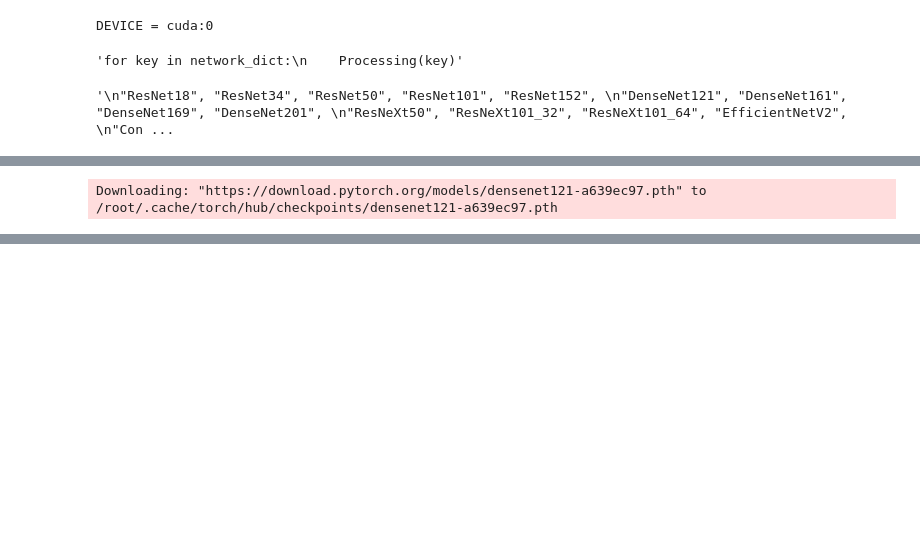
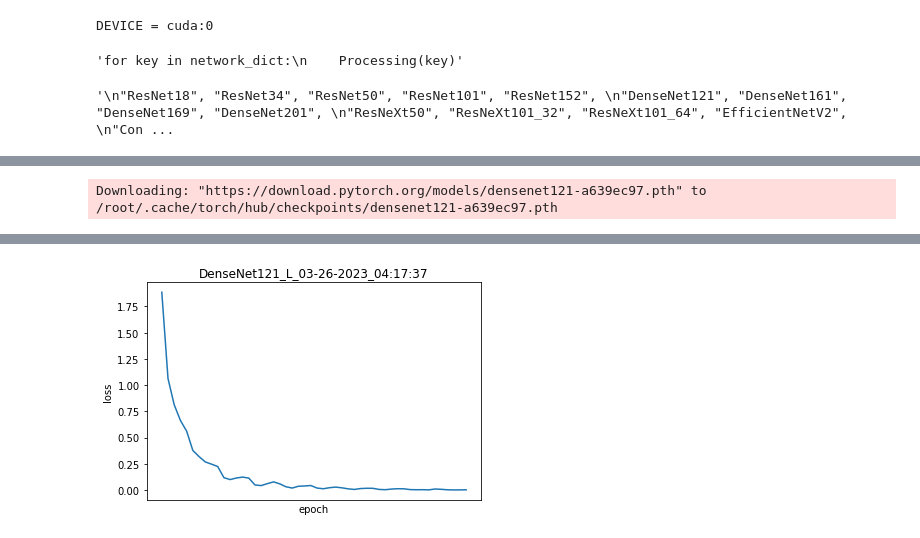
Before and after one commit to HanhengHe/BigDataCourseProj, a Jupyter notebook: bigdataproj.ipynb, the cells around one changed output, grey strips where cells are left out. Saved outputs shown, nothing was run; the diff lists cells and outputs as text; code cells hidden in the pictures; blank space fills up the shorter version.

```diff
--- a/bigdataproj.ipynb
+++ b/bigdataproj.ipynb
@@ -456,5 +514,5 @@ Processing("ResNet101", outputFrequence=1)
 # %%
-Processing("DenseNet121", lrChangeFq=10, outputFrequence=1)
+Processing("DenseNet121", lrChangeFq=5, outputFrequence=10)
 # %% [output]
 Downloading: "https://download.pytorch.org/models/densenet121-a639ec97.pth" to /root/.cache/torch/hub/checkpoints/densenet121-a639ec97.pth
 KERBALTYPE: DenseNet121
@@ -477 +530,2 @@ TESTING...
+[figure, added]
 # %%
```
Also changed, not shown: parts of 17 cells of this notebook.
